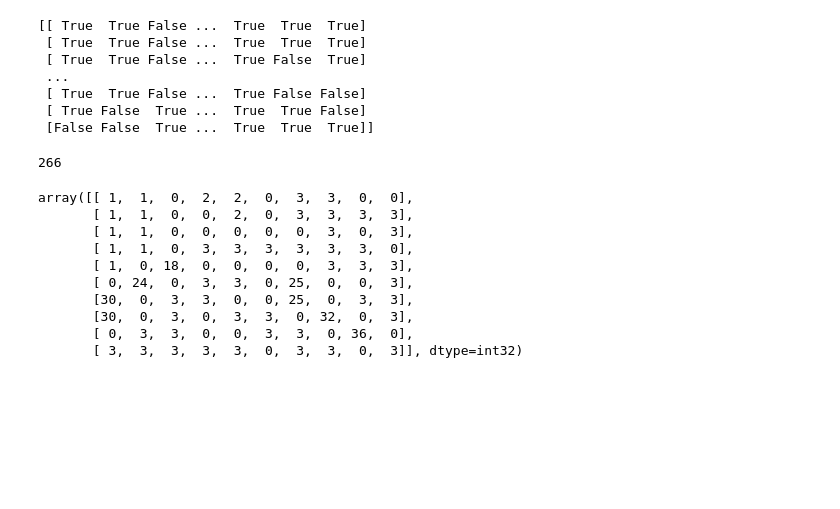
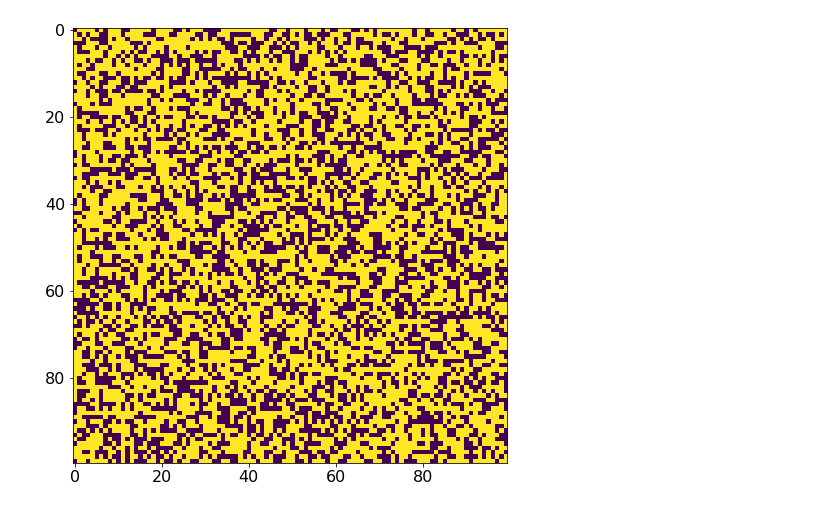
Before and after one commit to auduntre/FYS4460, a Jupyter notebook: Project3/project_3.ipynb, the cells around one changed output. Saved outputs shown, nothing was run; the diff lists cells and outputs as text; code cells hidden in the pictures; blank space fills up the shorter version.

```diff
--- a/Project3/project_3.ipynb
+++ b/Project3/project_3.ipynb
@@ -10,35 +12,16 @@ from percolation_cluster import Percolation_Cluster
 # %%
 rcParams['figure.figsize'] = (12, 8)
+rcParams['font.size'] = 16
 # %%
 L = 100
+
+r = rand(L, L)
 p = 0.6
 
-P = Percolation_Cluster(p, L)
-z = P()
-lw, num = P.get_labels()
-print(z)
+z = r < p
+lw, num = bwlabel(z)
+
+imshow(z)
+show()
 # %% [output]
-[[ True  True False ...  True  True  True]
- [ True  True False ...  True  True  True]
- [ True  True False ...  True False  True]
- ...
- [ True  True False ...  True False False]
- [ True False  True ...  True  True False]
- [False False  True ...  True  True  True]]
+[figure, added]
-# %%
-num
-# %% [output]
-266
-# %%
-lw[:10, :10]
-# %% [output]
-array([[ 1,  1,  0,  2,  2,  0,  3,  3,  0,  0],
-       [ 1,  1,  0,  0,  2,  0,  3,  3,  3,  3],
-       [ 1,  1,  0,  0,  0,  0,  0,  3,  0,  3],
-       [ 1,  1,  0,  3,  3,  3,  3,  3,  3,  0],
-       [ 1,  0, 18,  0,  0,  0,  0,  3,  3,  3],
-       [ 0, 24,  0,  3,  3,  0, 25,  0,  0,  3],
-       [30,  0,  3,  3,  0,  0, 25,  0,  3,  3],
-       [30,  0,  3,  0,  3,  3,  0, 32,  0,  3],
-       [ 0,  3,  3,  0,  0,  3,  3,  0, 36,  0],
-       [ 3,  3,  3,  3,  3,  0,  3,  3,  0,  3]], dtype=int32)
```
Also changed, not shown: parts of 11 cells of this notebook, 1 other file.
